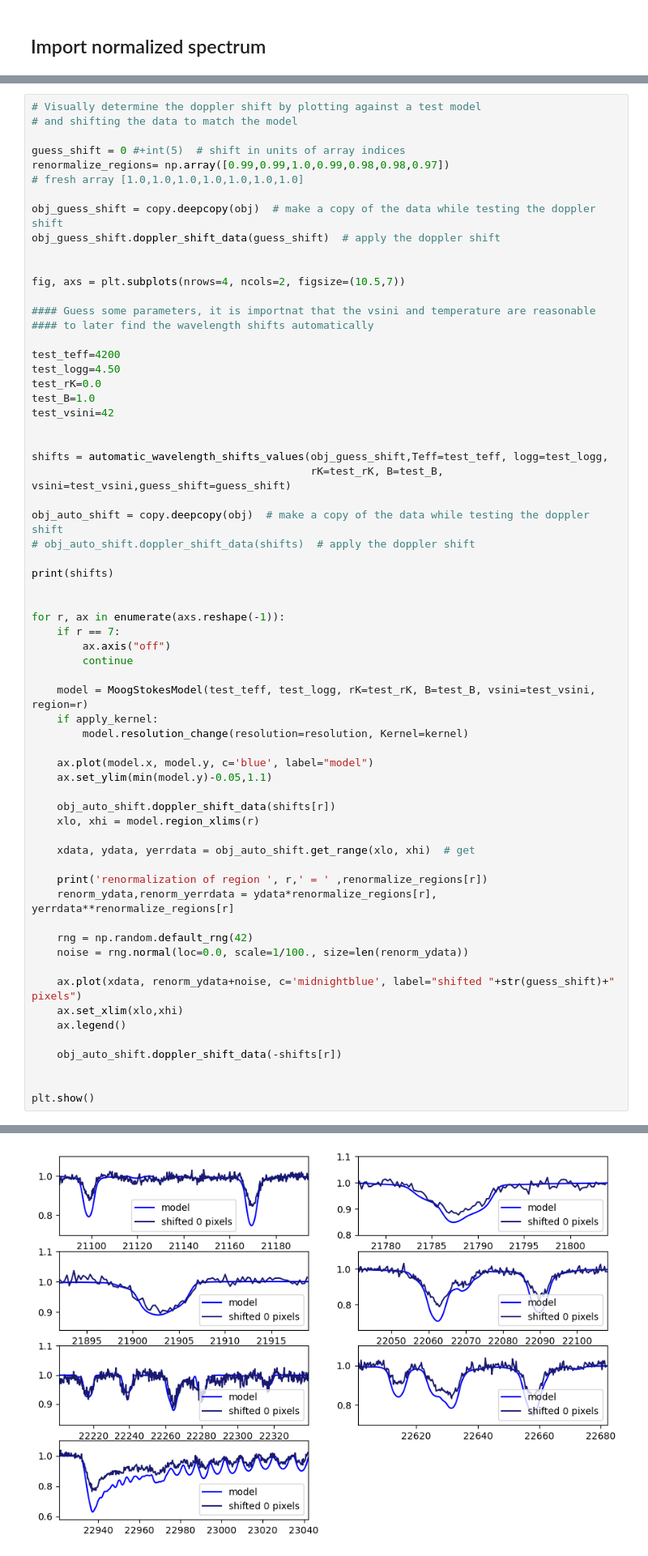
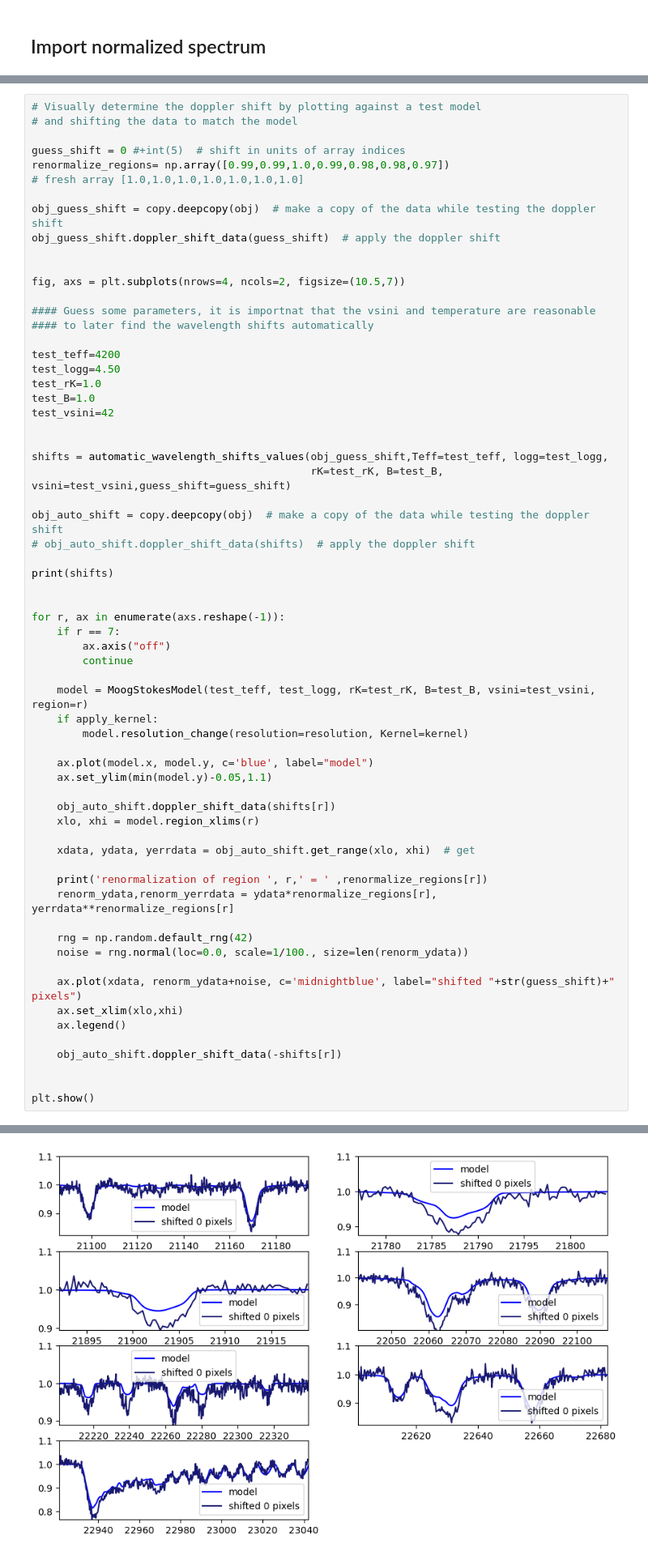
Before and after one commit to christianfloresg/ishell-spectral-fitting, a Jupyter notebook: fit_single_source.ipynb, the cells around one changed output, grey strips where cells are left out. Shown at 81% size. Saved outputs shown, nothing was run; the diff lists cells and outputs as text.

```diff
--- a/fit_single_source.ipynb
+++ b/fit_single_source.ipynb
@@ -78,7 +78,7 @@ fig, axs = plt.subplots(nrows=4, ncols=2, figsize=(10.5,7))
 
 test_teff=4200
 test_logg=4.50
-test_rK=0.0
+test_rK=1.0
 test_B=1.0
 test_vsini=42
 
@@ -128,11 +128,11 @@ plt.show()
 renormalization of region  0  =  0.99
 renormalization of region  1  =  0.99
 renormalization of region  2  =  1.0
 renormalization of region  3  =  0.99
 renormalization of region  4  =  0.98
 renormalization of region  5  =  0.98
 renormalization of region  6  =  0.97
-[figure, old version]
+[figure, new version]
 # %% [markdown]
 # Re-scale the errors
 
```
Also changed, not shown: parts of 10 cells of this notebook, 1 other file.
